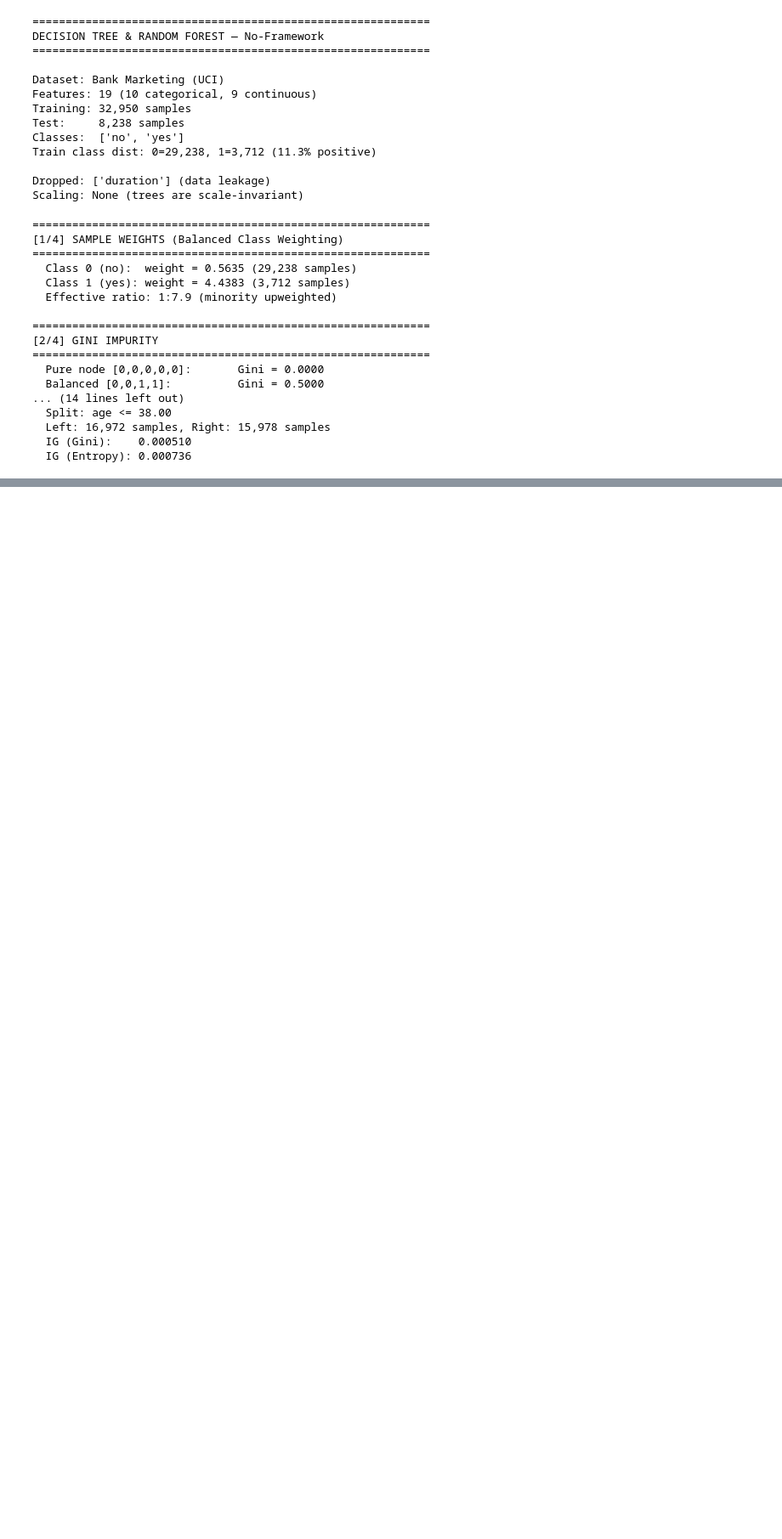
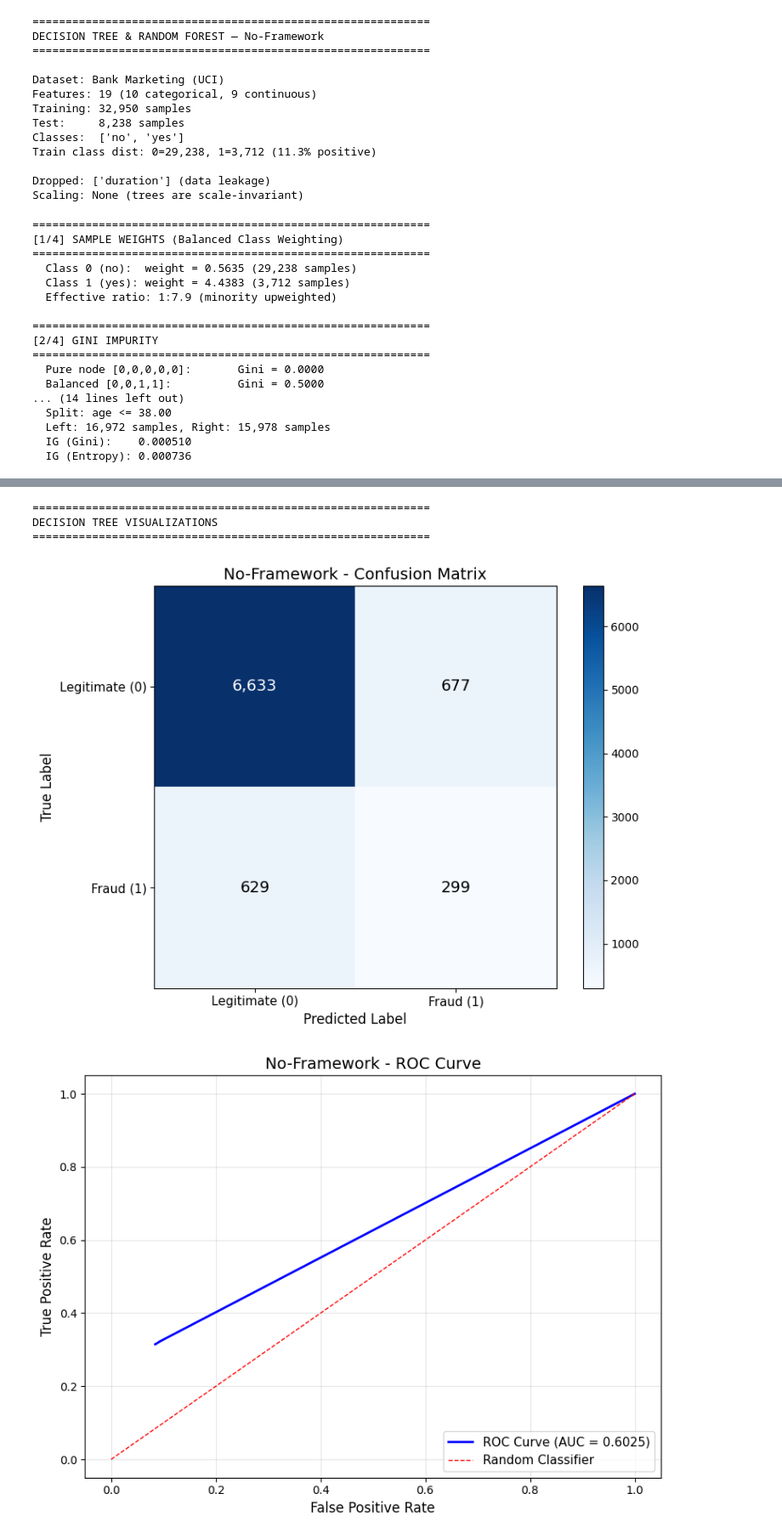
Before and after one commit to GoudyMT/ml-framework-comparison, a Jupyter notebook: No-Framework/06-decision-trees-random-forests/pipeline.ipynb, the cells around one changed output, grey strips where cells are left out. Shown at 85% size. Drawn from its saved outputs; the diff is of its cells as text; code cells hidden in the pictures; blank space fills up the shorter version.

```diff
--- a/No-Framework/06-decision-trees-random-forests/pipeline.ipynb
+++ b/No-Framework/06-decision-trees-random-forests/pipeline.ipynb
@@ -504,0 +642,36 @@ TREE BUILDING — Quick Test (max_depth=3)
+# %%
+# Step 6: Decision Tree visualizations
+print("=" * 60)
+print("DECISION TREE VISUALIZATIONS")
+print("=" * 60)
+
+# Confusion matrix
+plot_confusion_matrix(y_test, dt_test_pred, FRAMEWORK,
+                      save_path=f'{RESULTS_DIR}/dt_confusion_matrix.png')
+
+# ROC curve
+plot_roc_curve(y_test, dt_test_proba[:, 1], FRAMEWORK,
+               save_path=f'{RESULTS_DIR}/dt_roc_curve.png')
+
+# Feature importance via tree_utils (Gini importance from recursive tree)
+dt_importances = compute_feature_importance(dt_tree, n_features)
+plot_feature_importance(dt_importances, feature_names, FRAMEWORK,
+                        save_path=f'{RESULTS_DIR}/dt_feature_importance.png',
+                        mode='importance')
+
+# Calibration curve
+plot_calibration_curve(y_test, dt_test_proba[:, 1], FRAMEWORK,
+                       save_path=f'{RESULTS_DIR}/dt_calibration.png')
+
+# Print top 5 features
+sorted_idx = np.argsort(dt_importances)[::-1]
+print("\nTop 5 features by Gini importance:")
+for i in range(5):
+    idx = sorted_idx[i]
+    print(f"  {i+1}. {feature_names[idx]:20s}: {dt_importances[idx]:.4f}")
+# %% [output]
+============================================================
+DECISION TREE VISUALIZATIONS
+============================================================
+[figure, added]
+[figure, added]
```
Also changed, not shown: parts of 4 cells of this notebook, 5 other files.
